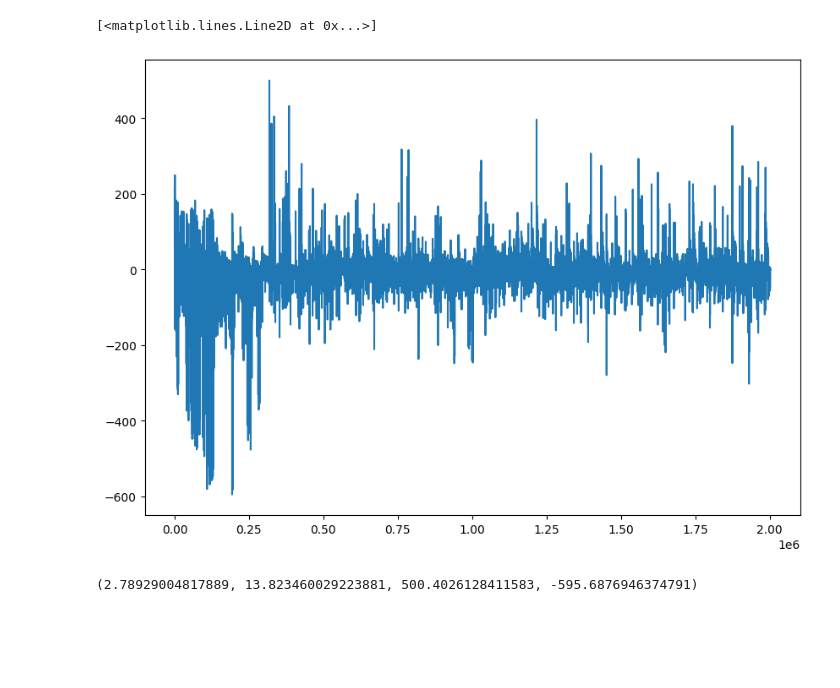
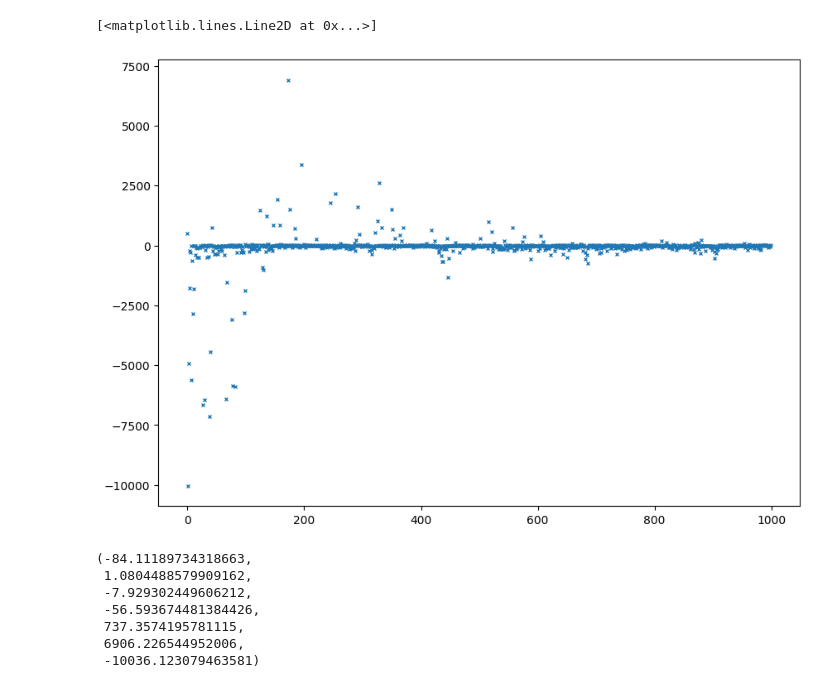
Before and after one commit to JDnikolo/thesis_gamified_hexad_extraction, a Jupyter notebook: RL_system/testing.ipynb, the cells around one changed output. Drawn from its saved outputs; the diff is of its cells as text; code cells hidden in the pictures; blank space fills up the shorter version.

```diff
--- a/RL_system/testing.ipynb
+++ b/RL_system/testing.ipynb
@@ -97,15 +119,24 @@ ax.legend()
-# %%
-plt.plot(agent.error)
-# %% [output]
-[<matplotlib.lines.Line2D at 0x...>]
-[figure, removed]
+# %%
+plt.plot(err,marker='x',linestyle='',markersize=3)
+# %% [output]
+[<matplotlib.lines.Line2D at 0x...>]
+[figure, added]
 # %%
-np.average(np.abs(agent.error)),\
-np.std(np.abs(agent.error)),\
-np.max((agent.error)),\
-np.min((agent.error))
+np.average((err)),\
+np.percentile((err),75),\
+np.median((err)),\
+np.percentile((err),25),\
+np.std(np.abs(err)),\
+np.max((err)),\
+np.min((err))
 # %% [output]
-(2.78929004817889, 13.823460029223881, 500.4026128411583, -595.6876946374791)
+(-84.11189734318663,
+ 1.0804488579909162,
+ -7.929302449606212,
+ -56.593674481384426,
+ 737.3574195781115,
+ 6906.226544952006,
+ -10036.123079463581)
 # %%
 np.average(np.abs(r)),\
 np.std(np.abs(r)),\
```
Also changed, not shown: parts of 26 cells of this notebook, 1 other file.
